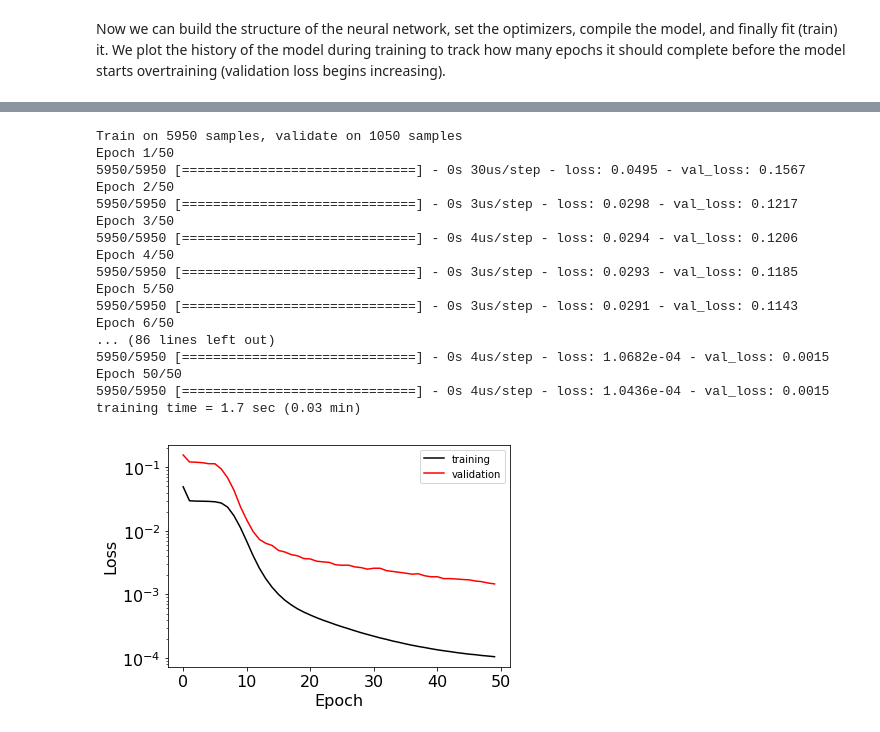
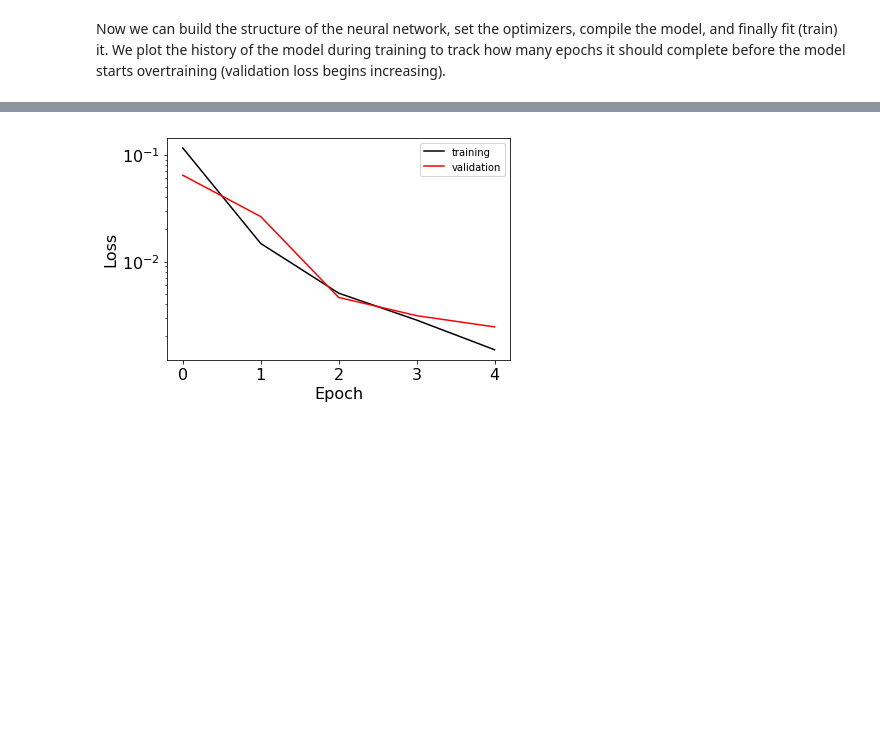
Before and after one commit to ericmuckley/code, a Jupyter notebook: pedotpss_multimode.ipynb, the cells around one changed output, grey strips where cells are left out. Cells and saved outputs as stored; diff of their text form; code cells hidden in the pictures; blank space fills up the shorter version.

```diff
--- a/pedotpss_multimode.ipynb
+++ b/pedotpss_multimode.ipynb
@@ -365,9 +449,12 @@ gw = GetWeights()
 # create the neural network structure
 train_start_time = timer()
 model = Sequential([
-                    Dense(8, activation='relu',
+                    Dense(24, activation='relu',
                           input_shape=(train_inp_s.shape[1:])),
-                    Dense(4, activation='relu'),
+
+                    #Dense(4, activation='relu'),
+                    #Dense(8, activation='relu',
+                    #Dense(4, activation='relu'),
                     #Dropout(.2, seed=1),
                   Dense(1)])
 
@@ -378,7 +465,7 @@ sgd = optimizers.SGD(lr=0.1, decay=1e-6, momentum=0.9, nesterov=True)
 model.compile(loss='mean_squared_error', optimizer=sgd)
 
 # train the model
-epochs = 50
+epochs = 5
 
 history= model.fit(train_inp_s, train_tar_s,
                    validation_split=0.15,
@@ -413,21 +500,4 @@ W0807 22:15:01.548870 140335052097408 deprecation_wrapper.py:119] From /usr/loca
-Train on 5950 samples, validate on 1050 samples
-Epoch 1/50
-5950/5950 [==============================] - 0s 30us/step - loss: 0.0495 - val_loss: 0.1567
-Epoch 2/50
-5950/5950 [==============================] - 0s 3us/step - loss: 0.0298 - val_loss: 0.1217
-Epoch 3/50
-5950/5950 [==============================] - 0s 4us/step - loss: 0.0294 - val_loss: 0.1206
-Epoch 4/50
-5950/5950 [==============================] - 0s 3us/step - loss: 0.0293 - val_loss: 0.1185
-Epoch 5/50
-5950/5950 [==============================] - 0s 3us/step - loss: 0.0291 - val_loss: 0.1143
-Epoch 6/50
-... (86 lines left out)
-5950/5950 [==============================] - 0s 4us/step - loss: 1.0682e-04 - val_loss: 0.0015
-Epoch 50/50
-5950/5950 [==============================] - 0s 4us/step - loss: 1.0436e-04 - val_loss: 0.0015
-training time = 1.7 sec (0.03 min)
-[figure, old version]
+[figure, new version]
 # %%
 import matplotlib.gridspec as gridspec
 from matplotlib import cm
```
Also changed, not shown: parts of 29 cells of this notebook.
